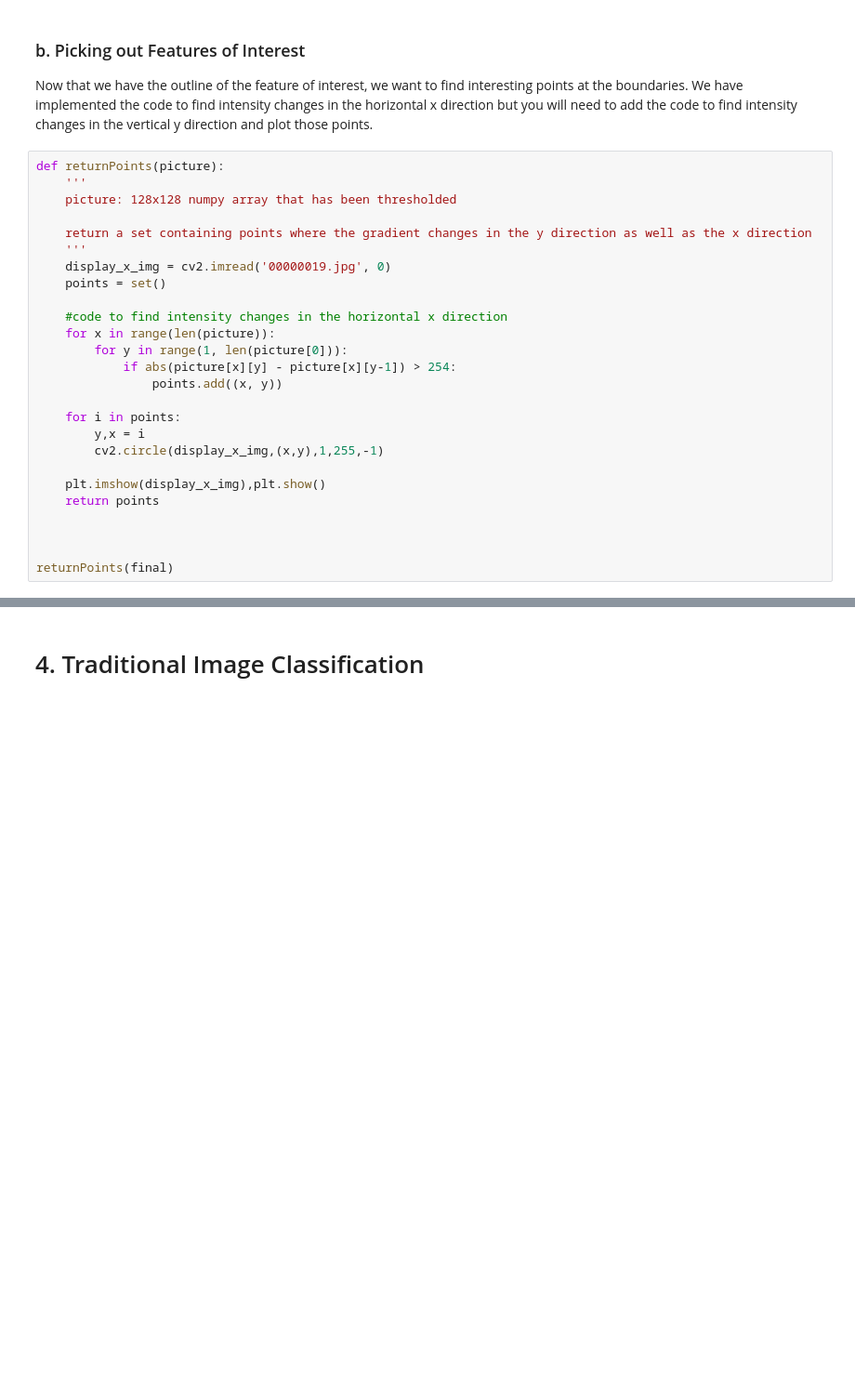
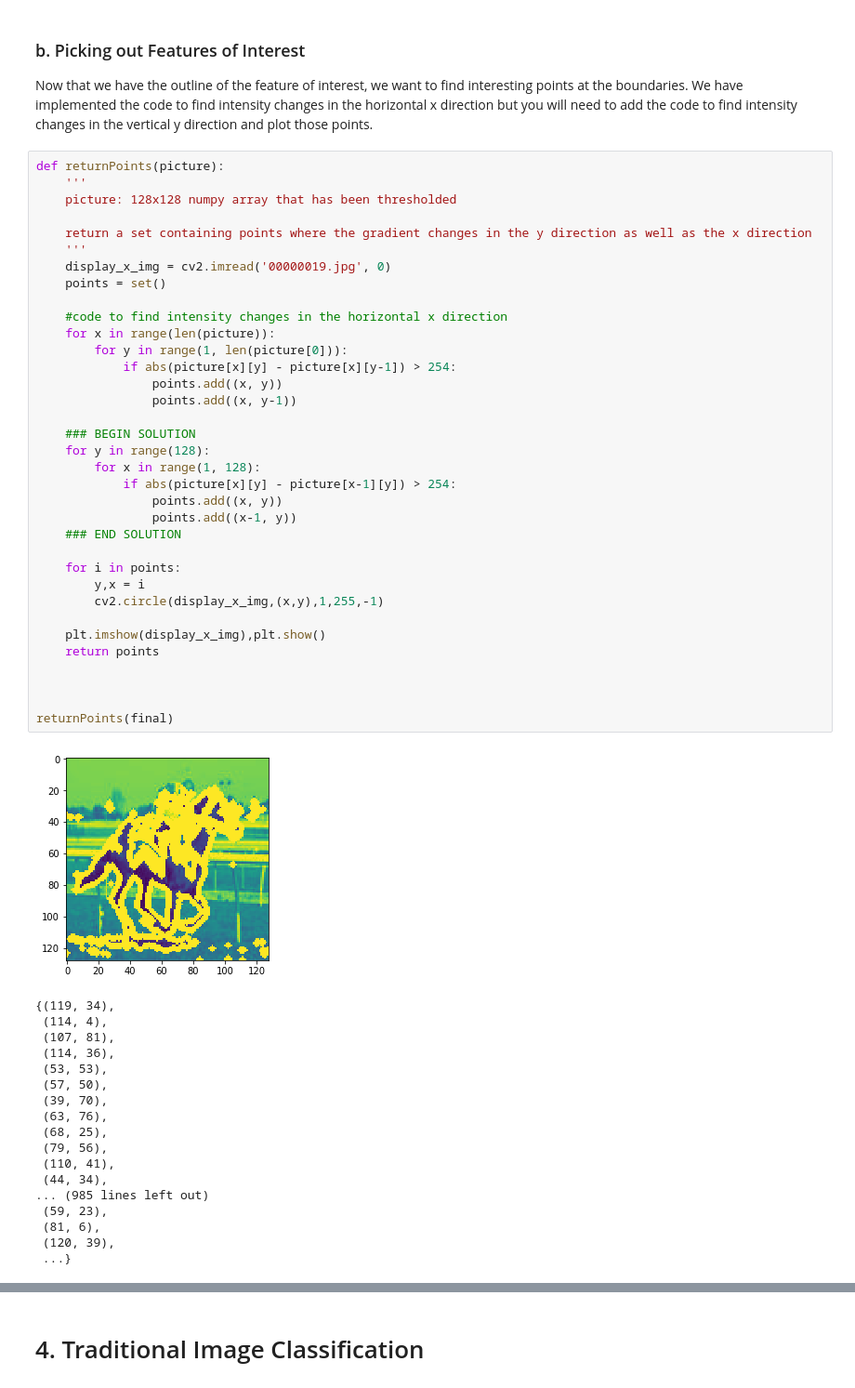
Before and after one commit to vontell/834-PSET, a Jupyter notebook: Image Classification.ipynb, the cells around one changed output, grey strips where cells are left out. Shown at 93% size. Saved outputs shown, nothing was run; the diff lists cells and outputs as text; blank space fills up the shorter version.

```diff
--- a/Image Classification.ipynb
+++ b/Image Classification.ipynb
@@ -94,29 +116,57 @@ Now that we have the outline of the feature of interest, we want to find interes
 # %%
 def returnPoints(picture):
     '''
     picture: 128x128 numpy array that has been thresholded
 
     return a set containing points where the gradient changes in the y direction as well as the x direction
     '''
     display_x_img = cv2.imread('00000019.jpg', 0)
     points = set()
 
     #code to find intensity changes in the horizontal x direction
     for x in range(len(picture)):
         for y in range(1, len(picture[0])):
             if abs(picture[x][y] - picture[x][y-1]) > 254:
                 points.add((x, y))
+                points.add((x, y-1))
+
+    ### BEGIN SOLUTION
+    for y in range(128):
+        for x in range(1, 128):
+            if abs(picture[x][y] - picture[x-1][y]) > 254:
+                points.add((x, y))
+                points.add((x-1, y))
+    ### END SOLUTION
 
     for i in points:
         y,x = i
         cv2.circle(display_x_img,(x,y),1,255,-1)
 
     plt.imshow(display_x_img),plt.show()
     return points
 
 
 
 returnPoints(final)
+# %% [output]
+[figure, added]
+{(119, 34),
+ (114, 4),
+ (107, 81),
+ (114, 36),
+ (53, 53),
+ (57, 50),
+ (39, 70),
+ (63, 76),
+ (68, 25),
+ (79, 56),
+ (110, 41),
+ (44, 34),
+... (985 lines left out)
+ (59, 23),
+ (81, 6),
+ (120, 39),
+ ...}
 # %%
 test_returnPoints(returnPoints)
 test_ok()
```
Also changed, not shown: parts of 27 cells of this notebook, 3 other files.
